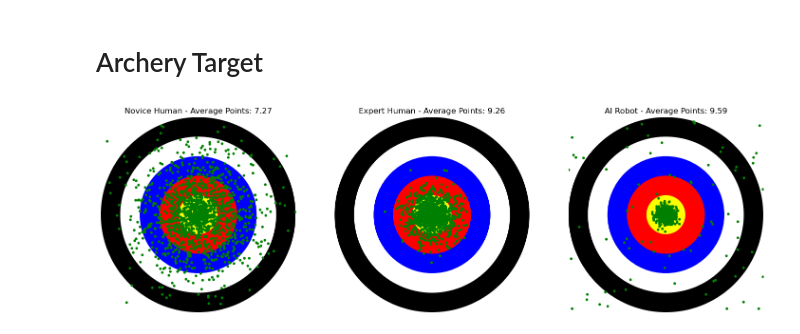
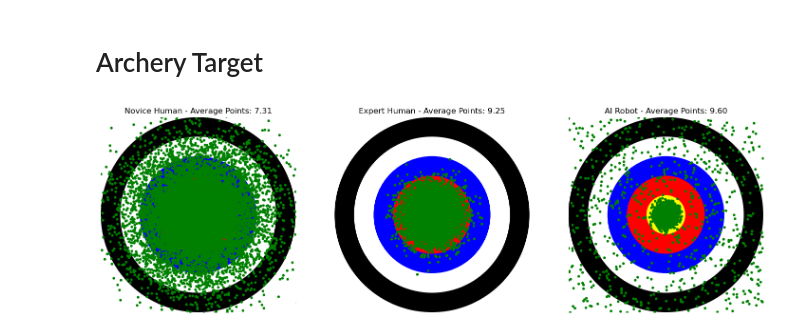
Before and after one commit to wutmeownow/phys441, a Jupyter notebook: JupyterNotebooks/LLS/archery.ipynb, the cells around one changed output. Saved outputs shown, nothing was run; the diff lists cells and outputs as text; code cells hidden in the pictures.

```diff
--- a/JupyterNotebooks/LLS/archery.ipynb
+++ b/JupyterNotebooks/LLS/archery.ipynb
@@ -18,7 +18,9 @@ def draw_target(ax):
 import random
 import numpy as np
 
-def throw_dart(sigma=sigma, mean=mean, ai=False):
+total_points = 0
+
+def throw_dart(sigma=30, mean=0, ai=False):
     if (not ai):
         radius = np.abs(random.gauss(mean, sigma))
         angle = random.uniform(0, 2.0*np.pi)
@@ -49,32 +51,35 @@ fig, ax = plt.subplots(1,3,figsize=(18, 6))
 
 title_string = ["Novice Human", "Expert Human", "AI Robot"]
 sigmalist = [40.0, 15.0, 5.0]
 ailist = [False, False, True]
 
-nthrows = 1500
+nthrows = 15000
+points_array = []
 
 for j in range(3):
     points = []
     sigma = sigmalist[j]
     mean = 0
     for i in range(nthrows):
         points.append(throw_dart(sigma,mean,ailist[j]))
 
     # Draw the target
     draw_target(ax[j])
 
     # Adjust the plot limits to fit the target
     ax[j].set_xlim(-100, 100)
     ax[j].set_ylim(-100, 100)
     ax[j].set_aspect('equal', 'box')
     ax[j].axis('off')  # Hide the axis
 
     ax[j].plot([x for (x, y) in points], [y for (x, y) in points], 'g.')
     # Display the plot
     ax[j].set_title("{0} - Average Points: {1:0.2f}".format(title_string[j],total_points/nthrows))
 
+    points_array.append(points)
+
     total_points = 0
 
 plt.show()
 # %% [output]
-[figure, old version]
+[figure, new version]
```
Also changed, not shown: parts of 1 cell of this notebook, 4 other files.
